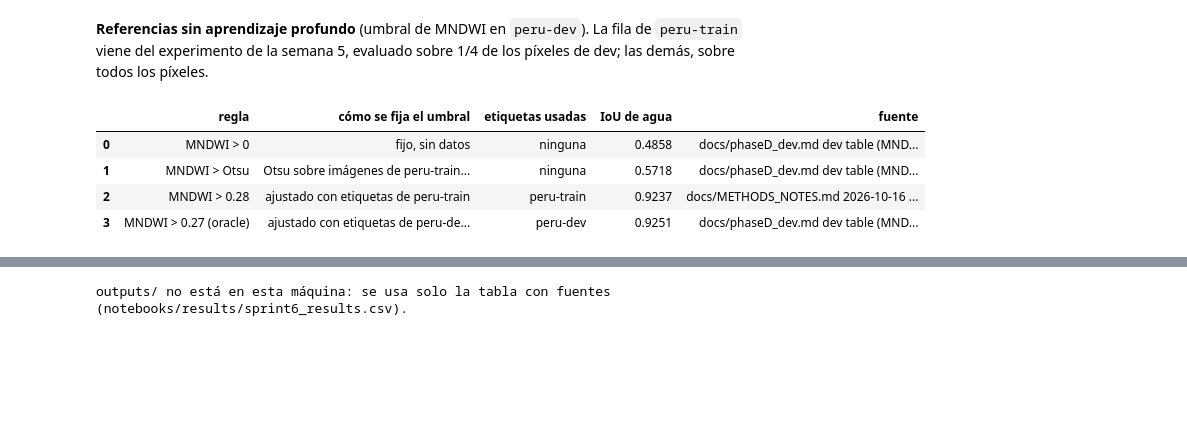
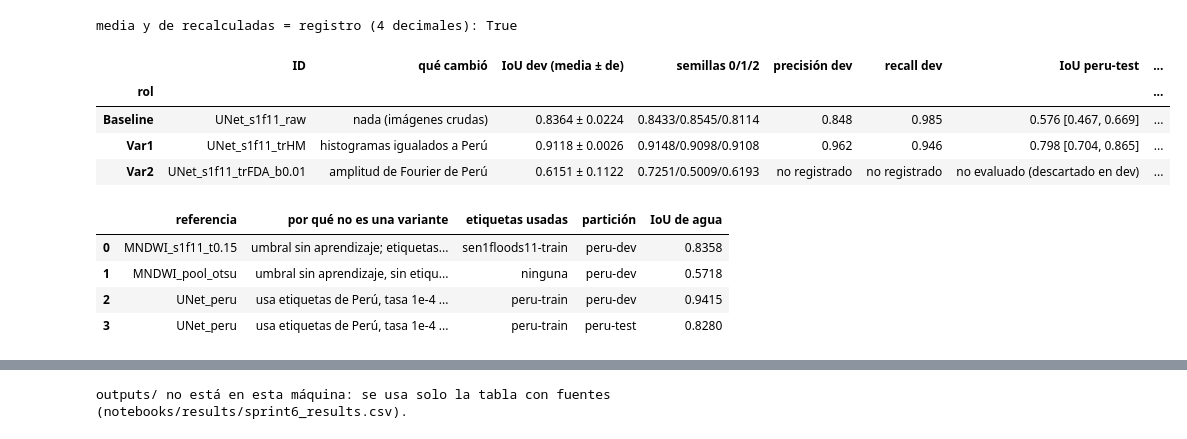
Before and after one commit to gersongams/peru-flood-segmentation, a Jupyter notebook: notebooks/baseline_variantes.ipynb, the cells around one changed output, grey strips where cells are left out. Drawn from its saved outputs; the diff is of its cells as text; code cells hidden in the pictures; blank space fills up the shorter version.

```diff
--- a/notebooks/baseline_variantes.ipynb
+++ b/notebooks/baseline_variantes.ipynb
@@ -132,20 +110,56 @@ media y de recalculadas = registro (4 decimales): True
-# %% [markdown]
-**Referencias sin aprendizaje profundo** (umbral de MNDWI en `peru-dev`). La fila de
-`peru-train` viene del experimento de la semana 5, evaluado sobre 1/4 de los píxeles de dev;
-las demás, sobre todos los píxeles.
-# %%
-ref = r[(r.role == "reference")][["model", "method", "train_data", "value", "source"]]
-ref["method"] = ref.method.map({"fixed threshold (no training)": "fijo, sin datos",
-                                "Otsu threshold on unlabelled peru-train images": "Otsu sobre imágenes de peru-train, sin etiquetas",
-                                "threshold fitted on peru-train labels": "ajustado con etiquetas de peru-train",
-                                "threshold tuned on peru-dev labels": "ajustado con etiquetas de peru-dev (oráculo)"})
-ref["train_data"] = ref.train_data.replace({"none": "ninguna"})
-ref = ref.rename(columns={"model": "regla", "method": "cómo se fija el umbral", "train_data": "etiquetas usadas", "value": "IoU de agua", "source": "fuente"})
-ref.to_csv(FIGS / "tabla_referencias.csv", index=False)
-display(ref.reset_index(drop=True))
-# %% [output]
-|  | regla | cómo se fija el umbral | etiquetas usadas | IoU de agua | fuente |
-| 0 | MNDWI > 0 | fijo, sin datos | ninguna | 0.4858 | docs/phaseD_dev.md dev table (MND... |
-| 1 | MNDWI > Otsu | Otsu sobre imágenes de peru-train... | ninguna | 0.5718 | docs/phaseD_dev.md dev table (MND... |
-| 2 | MNDWI > 0.28 | ajustado con etiquetas de peru-train | peru-train | 0.9237 | docs/METHODS_NOTES.md 2026-10-16 ... |
-| 3 | MNDWI > 0.27 (oracle) | ajustado con etiquetas de peru-de... | peru-dev | 0.9251 | docs/phaseD_dev.md dev table (MND... |
+# %%
+seeds = ab[(ab.split == "peru-dev") & (ab.metric == "iou_water") & ab.seed.isin(["0", "1", "2"])]
+seeds = seeds.pivot(index="exp_id", columns="seed", values="value").loc[AB]
+check = all(round(seeds.loc[e].mean(), 4) == val(e, "peru-dev", "iou_water") and
+            round(seeds.loc[e].std(ddof=1), 4) == val(e, "peru-dev", "iou_water", "std") for e in AB)
+print("media y de recalculadas = registro (4 decimales):", check)
+
+def fmt(x, nd=3):
+    return "no registrado" if pd.isna(x) else f"{x:.{nd}f}"
+
+COST = {
+    "UNet_s1f11_raw": "5.8 s/época; 336–648 s por corrida (RTX 4090, 0.89 USD/h); inferencia sin costo extra",
+    "UNet_s1f11_trHM": "+0.11 s/recorte en CPU (≈ 25 s/época con 4 procesos de carga; se usaron 8); inferencia igual",
+    "UNet_s1f11_trFDA_b0.01": "+0.26 s/recorte en CPU; inferencia igual",
+}
+change = ab.drop_duplicates("exp_id").set_index("exp_id")
+rows = []
+for e in AB:
+    s = seeds.loc[e]
+    test = val(e, "peru-test", "iou_water")
+    rows.append({
+        "rol": ROLE[e], "ID": e,
+        "qué cambió": {"UNet_s1f11_raw": "nada (imágenes crudas)", "UNet_s1f11_trHM": "histogramas igualados a Perú",
+                       "UNet_s1f11_trFDA_b0.01": "amplitud de Fourier de Perú"}[e],
+        "IoU dev (media ± de)": f"{s.mean():.4f} ± {s.std(ddof=1):.4f}",
+        "semillas 0/1/2": "/".join(f"{v:.4f}" for v in s),
+        "precisión dev": fmt(val(e, "peru-dev", "precision")), "recall dev": fmt(val(e, "peru-dev", "recall")),
+        "IoU peru-test": "no evaluado (descartado en dev)" if pd.isna(test) else
+                         f"{test:.3f} [{val(e, 'peru-test', 'iou_water', 'ci_low'):.3f}, {val(e, 'peru-test', 'iou_water', 'ci_high'):.3f}]",
+        "costo / latencia": COST[e],
+        "log": change.loc[e, "run_dir"],
+    })
+tab = pd.DataFrame(rows).set_index("rol")
+tab.to_csv(FIGS / "tabla_ab.csv")
+display(tab)
+
+ref = ab[(ab.role == "reference") & (ab.seed.isin(["mean", "single"]))][["exp_id", "change", "train_data", "split", "value"]]
+ref["change"] = ref.change.map({"non-learned threshold (no Peru labels)": "umbral sin aprendizaje; etiquetas de Sen1Floods11 (semana 5, 1/4 de los píxeles)",
+                                "non-learned threshold (no labels)": "umbral sin aprendizaje, sin etiquetas",
+                                "different training data (peru-train labels) and LR 1e-4; selection on peru-dev": "usa etiquetas de Perú, tasa 1e-4 y selección en peru-dev (cota superior)"})
+ref["train_data"] = ref.train_data.replace({"none": "ninguna"})
+ref = ref.rename(columns={"exp_id": "referencia", "change": "por qué no es una variante", "train_data": "etiquetas usadas", "split": "partición", "value": "IoU de agua"})
+ref.to_csv(FIGS / "tabla_ab_referencias.csv", index=False)
+display(ref.reset_index(drop=True))
+# %% [output]
+media y de recalculadas = registro (4 decimales): True
+|  | ID | qué cambió | IoU dev (media ± de) | semillas 0/1/2 | precisión dev | recall dev | IoU peru-test | ... |
+| rol |  |  |  |  |  |  |  | ... |
+| Baseline | UNet_s1f11_raw | nada (imágenes crudas) | 0.8364 ± 0.0224 | 0.8433/0.8545/0.8114 | 0.848 | 0.985 | 0.576 [0.467, 0.669] | ... |
+| Var1 | UNet_s1f11_trHM | histogramas igualados a Perú | 0.9118 ± 0.0026 | 0.9148/0.9098/0.9108 | 0.962 | 0.946 | 0.798 [0.704, 0.865] | ... |
+| Var2 | UNet_s1f11_trFDA_b0.01 | amplitud de Fourier de Perú | 0.6151 ± 0.1122 | 0.7251/0.5009/0.6193 | no registrado | no registrado | no evaluado (descartado en dev) | ... |
+|  | referencia | por qué no es una variante | etiquetas usadas | partición | IoU de agua |
+| 0 | MNDWI_s1f11_t0.15 | umbral sin aprendizaje; etiquetas... | sen1floods11-train | peru-dev | 0.8358 |
+| 1 | MNDWI_pool_otsu | umbral sin aprendizaje, sin etiqu... | ninguna | peru-dev | 0.5718 |
+| 2 | UNet_peru | usa etiquetas de Perú, tasa 1e-4 ... | peru-train | peru-dev | 0.9415 |
+| 3 | UNet_peru | usa etiquetas de Perú, tasa 1e-4 ... | peru-train | peru-test | 0.8280 |
```
Also changed, not shown: parts of 24 cells of this notebook, 27 other files.
